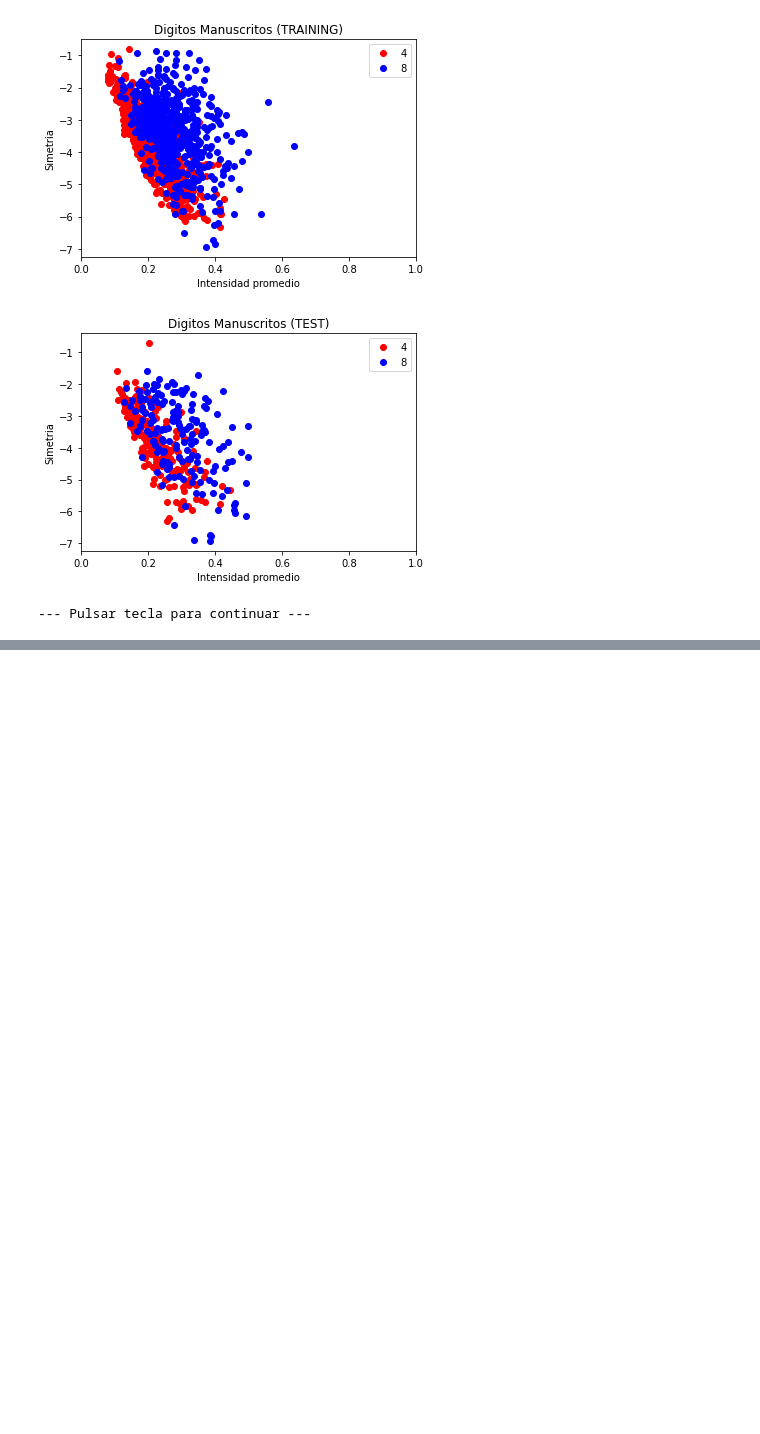
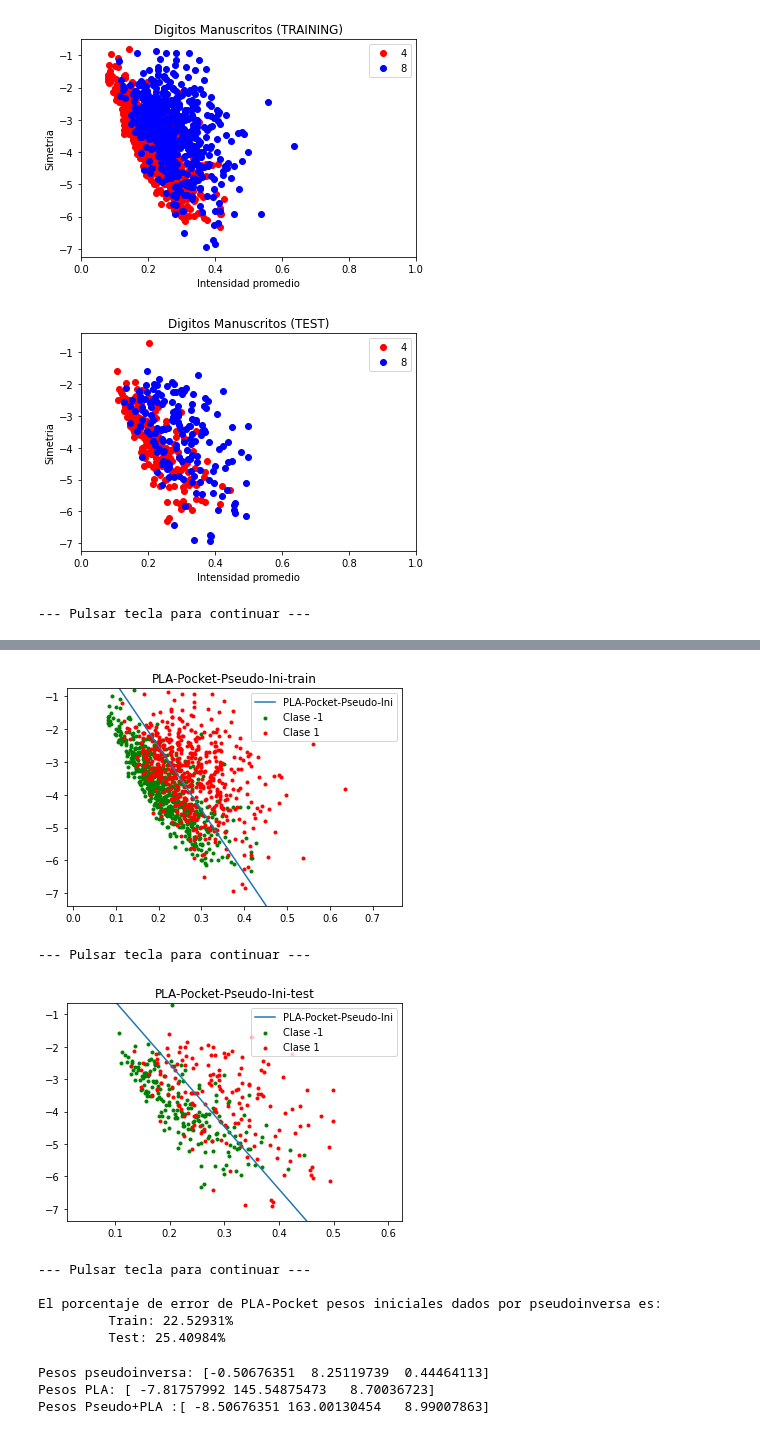
Before and after one commit to fjsaezm/ML, a Jupyter notebook: P2/P2.ipynb, the cells around one changed output, grey strips where cells are left out. Saved outputs shown, nothing was run; the diff lists cells and outputs as text; code cells hidden in the pictures; blank space fills up the shorter version.

```diff
--- a/P2/P2.ipynb
+++ b/P2/P2.ipynb
@@ -810,0 +802,31 @@ Pesos PLA: [ -6.84467708 128.40903625   7.039531  ]
+# %%
+#POCKET ALGORITHM Starting with Pseudoinverse
+w_pla_pseudo,_ = PLA_Pocket(x,y,w_pseudo)
+
+
+scatter_multiple(x,y,ws = [w_pla_pseudo],reg_titles = ["PLA-Pocket-Pseudo-Ini"], title = "PLA-Pocket-Pseudo-Ini-train")
+wait()
+scatter_multiple(x_test,y_test,ws = [w_pla_pseudo],reg_titles = ["PLA-Pocket-Pseudo-Ini"], title = "PLA-Pocket-Pseudo-Ini-test")
+wait()
+
+
+print("El porcentaje de error de PLA-Pocket pesos iniciales dados por pseudoinversa es:")
+print("\t Train: {:0.5f}%".format(error(x,y,w_pla_pseudo)*100))
+print("\t Test: {:0.5f}%".format(error(x_test,y_test,w_pla_pseudo)*100))
+# %% [output]
+[figure, added]
+--- Pulsar tecla para continuar ---
+[figure, added]
+--- Pulsar tecla para continuar ---
+
+El porcentaje de error de PLA-Pocket pesos iniciales dados por pseudoinversa es:
+         Train: 22.52931%
+         Test: 25.40984%
+# %%
+print("Pesos pseudoinversa: {}".format(w_pseudo))
+print("Pesos PLA: {}".format(w_pla_rand))
+print("Pesos Pseudo+PLA :{}".format(w_pla_pseudo))
+# %% [output]
+Pesos pseudoinversa: [-0.50676351  8.25119739  0.44464113]
+Pesos PLA: [ -7.81757992 145.54875473   8.70036723]
+Pesos Pseudo+PLA :[ -8.50676351 163.00130454   8.99007863]
```
Also changed, not shown: parts of 19 cells of this notebook, 28 other files.
